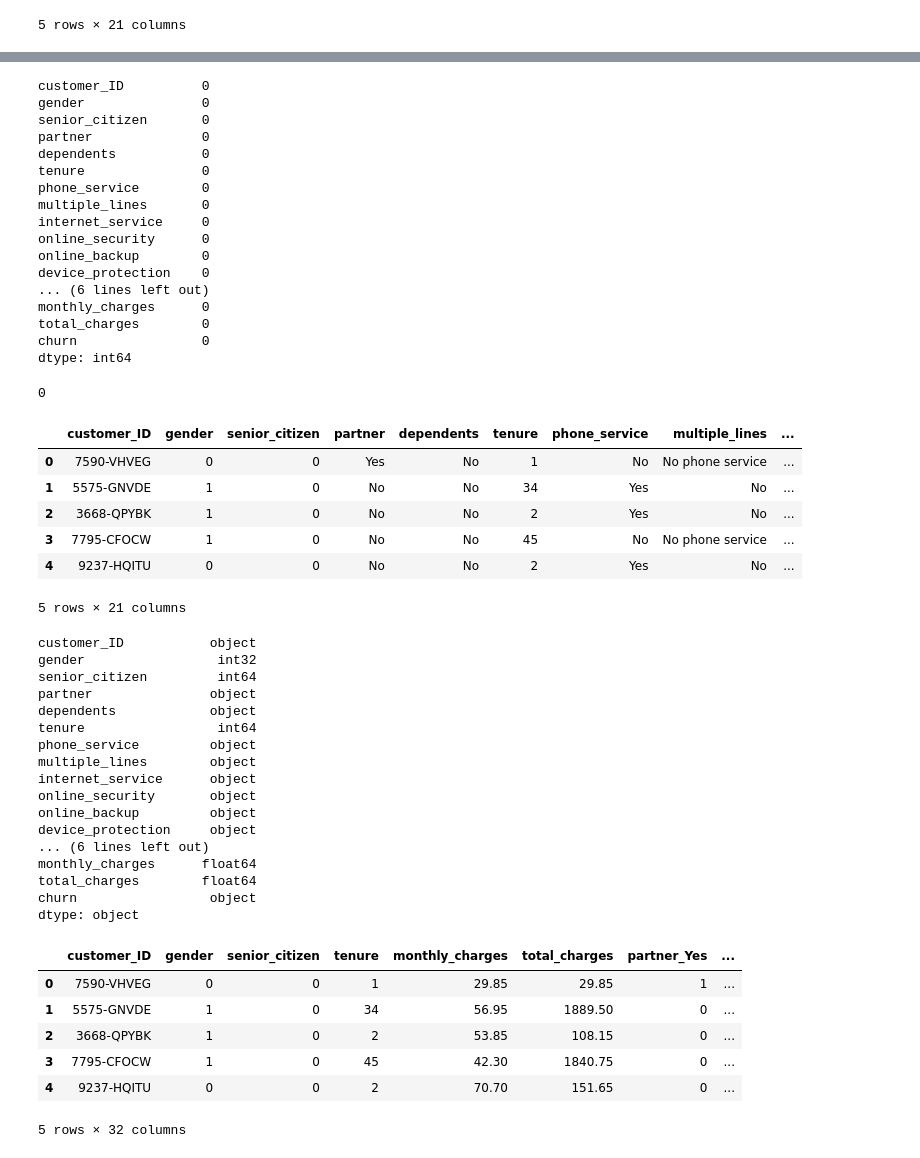
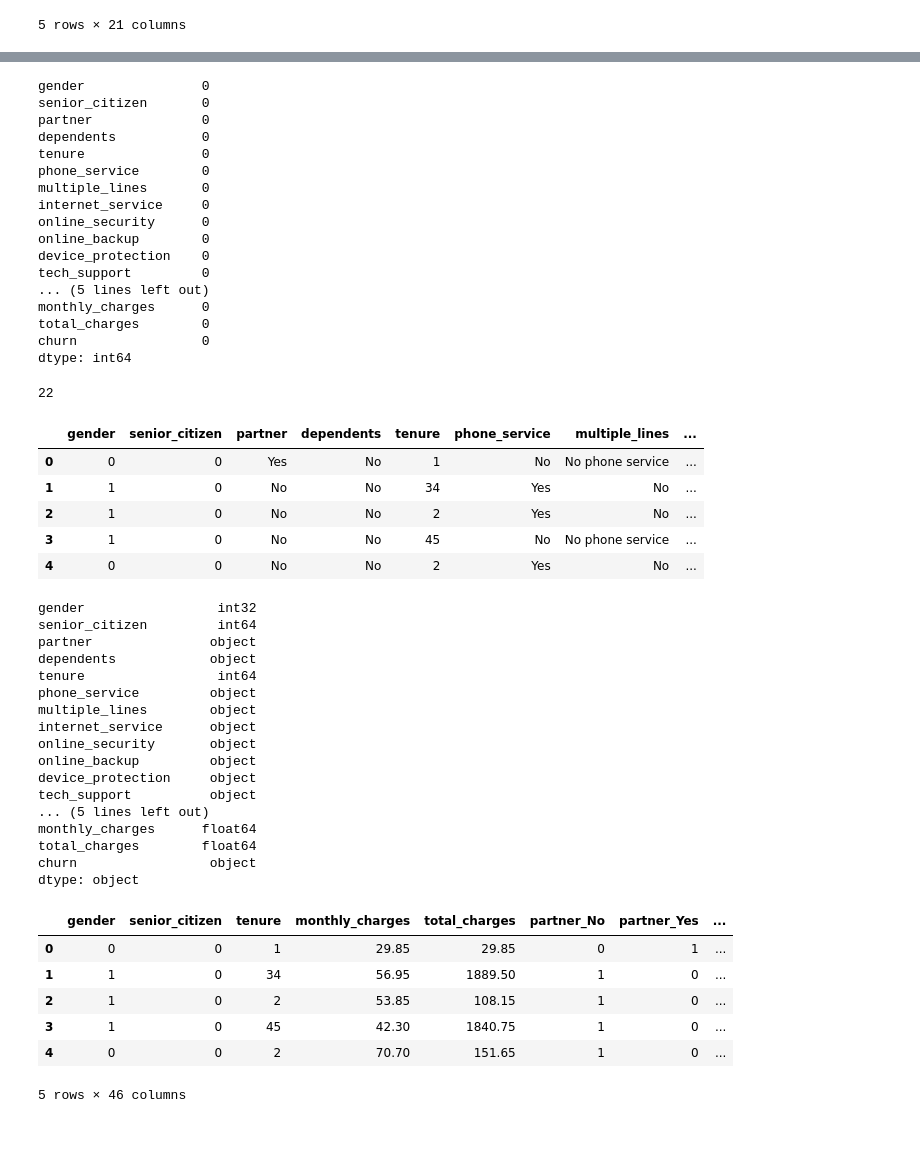
Before and after one commit to bgrullon/Attrition-forecasting, a Jupyter notebook: .team/Rachael/attrition.ipynb, the cells around one changed output, grey strips where cells are left out. Cells and saved outputs as stored; diff of their text form; code cells hidden in the pictures.

```diff
--- a/.team/Rachael/attrition.ipynb
+++ b/.team/Rachael/attrition.ipynb
@@ -16,3 +16,7 @@ attrition_df.head()
 | 3 | 7795-CFOCW | Male | 0 | No | No | 45 | No | No phone service | ... |
 | 4 | 9237-HQITU | Female | 0 | No | No | 2 | Yes | No | ... |
 5 rows × 21 columns
+# %%
+# Drop the customerID Column
+attrition_df = attrition_df.drop(columns=['customer_ID'], axis=1)
+attrition_df.head()
@@ -47,7 +58,6 @@ churn ['No' 'Yes']
 # Check for missing values
 attrition_df.isnull().sum()
 # %% [output]
-customer_ID          0
 gender               0
 senior_citizen       0
 partner              0
@@ -59,7 +69,8 @@ internet_service     0
 online_security      0
 online_backup        0
 device_protection    0
-... (6 lines left out)
+tech_support         0
+... (5 lines left out)
 monthly_charges      0
 total_charges        0
 churn                0
@@ -68,7 +79,7 @@ dtype: int64
 # Check for duplicate records
 attrition_df.duplicated().sum()
 # %% [output]
-0
+22
 # %%
 # Initialize LabelEncoder
 label_encoder = LabelEncoder()
@@ -76,22 +87,19 @@ label_encoder = LabelEncoder()
 # Apply LabelEncoder to the 'gender' column
 attrition_df['gender'] = label_encoder.fit_transform(attrition_df['gender'])
 
-# Display the first few rows of the dataframe after encoding
 attrition_df.head()
 # %% [output]
-|  | customer_ID | gender | senior_citizen | partner | dependents | tenure | phone_service | multiple_lines | ... |
-| 0 | 7590-VHVEG | 0 | 0 | Yes | No | 1 | No | No phone service | ... |
-| 1 | 5575-GNVDE | 1 | 0 | No | No | 34 | Yes | No | ... |
-| 2 | 3668-QPYBK | 1 | 0 | No | No | 2 | Yes | No | ... |
-| 3 | 7795-CFOCW | 1 | 0 | No | No | 45 | No | No phone service | ... |
-| 4 | 9237-HQITU | 0 | 0 | No | No | 2 | Yes | No | ... |
+|  | gender | senior_citizen | partner | dependents | tenure | phone_service | multiple_lines | ... |
+| 0 | 0 | 0 | Yes | No | 1 | No | No phone service | ... |
+| 1 | 1 | 0 | No | No | 34 | Yes | No | ... |
+| 2 | 1 | 0 | No | No | 2 | Yes | No | ... |
+| 3 | 1 | 0 | No | No | 45 | No | No phone service | ... |
+| 4 | 0 | 0 | No | No | 2 | Yes | No | ... |
-5 rows × 21 columns
 # %%
 # Convert 'total_charges' to numeric
 attrition_df['total_charges'] = pd.to_numeric(attrition_df['total_charges'], errors='coerce')
 attrition_df.dtypes
 # %% [output]
-customer_ID           object
 gender                 int32
 senior_citizen         int64
 partner               object
@@ -103,20 +111,21 @@ internet_service      object
 online_security       object
 online_backup         object
 device_protection     object
-... (6 lines left out)
+tech_support          object
+... (5 lines left out)
 monthly_charges      float64
 total_charges        float64
 churn                 object
 dtype: object
 # %%
-# Convert categorical columns to numeric using get_dummies()
-attrition_df = pd.get_dummies(attrition_df, columns=['partner', 'dependents', 'phone_service', 'multiple_lines', 'internet_service', 'online_security', 'online_backup', 'device_protection', 'tech_support', 'streaming_TV', 'streaming_movies', 'contract', 'paperless_billing', 'payment_method', 'churn'], drop_first=True)
+# Convert categorical data to numeric with `pd.get_dummies`
+attrition_df = pd.get_dummies(attrition_df)
 attrition_df.head()
 # %% [output]
-|  | customer_ID | gender | senior_citizen | tenure | monthly_charges | total_charges | partner_Yes | ... |
-| 0 | 7590-VHVEG | 0 | 0 | 1 | 29.85 | 29.85 | 1 | ... |
-| 1 | 5575-GNVDE | 1 | 0 | 34 | 56.95 | 1889.50 | 0 | ... |
-| 2 | 3668-QPYBK | 1 | 0 | 2 | 53.85 | 108.15 | 0 | ... |
-| 3 | 7795-CFOCW | 1 | 0 | 45 | 42.30 | 1840.75 | 0 | ... |
-| 4 | 9237-HQITU | 0 | 0 | 2 | 70.70 | 151.65 | 0 | ... |
+|  | gender | senior_citizen | tenure | monthly_charges | total_charges | partner_No | partner_Yes | ... |
+| 0 | 0 | 0 | 1 | 29.85 | 29.85 | 0 | 1 | ... |
+| 1 | 1 | 0 | 34 | 56.95 | 1889.50 | 1 | 0 | ... |
+| 2 | 1 | 0 | 2 | 53.85 | 108.15 | 1 | 0 | ... |
+| 3 | 1 | 0 | 45 | 42.30 | 1840.75 | 1 | 0 | ... |
+| 4 | 0 | 0 | 2 | 70.70 | 151.65 | 1 | 0 | ... |
-5 rows × 32 columns
+5 rows × 46 columns
```
Also changed, not shown: parts of 11 cells of this notebook.
